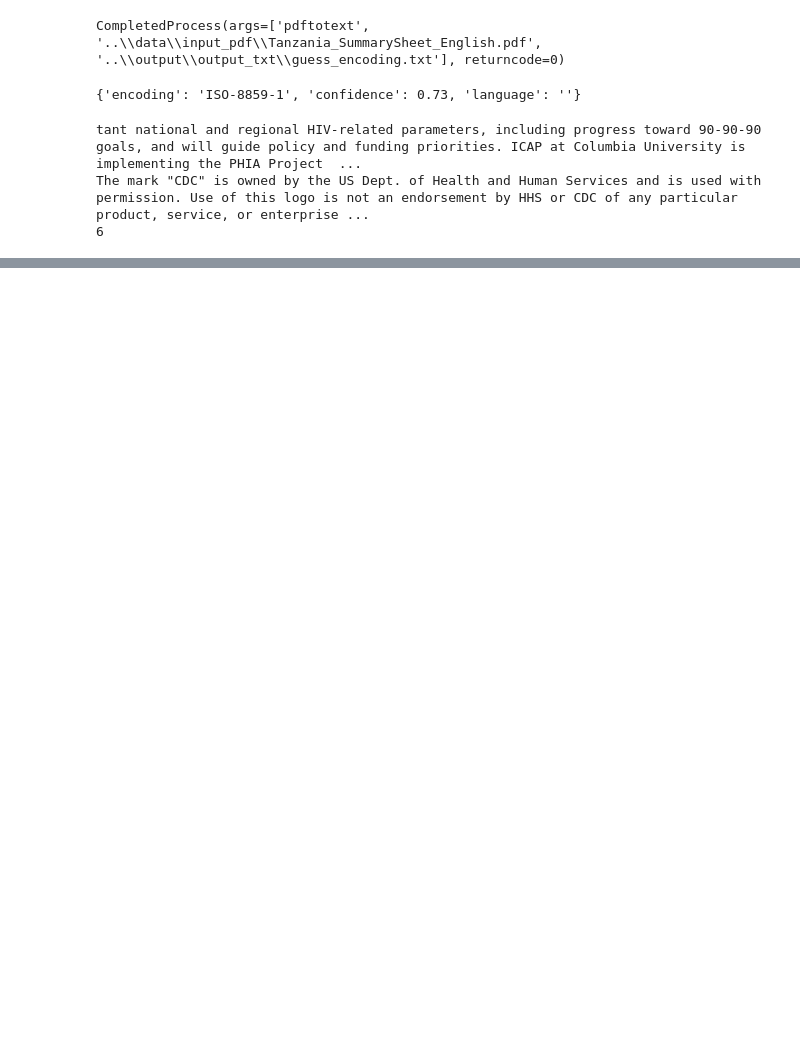
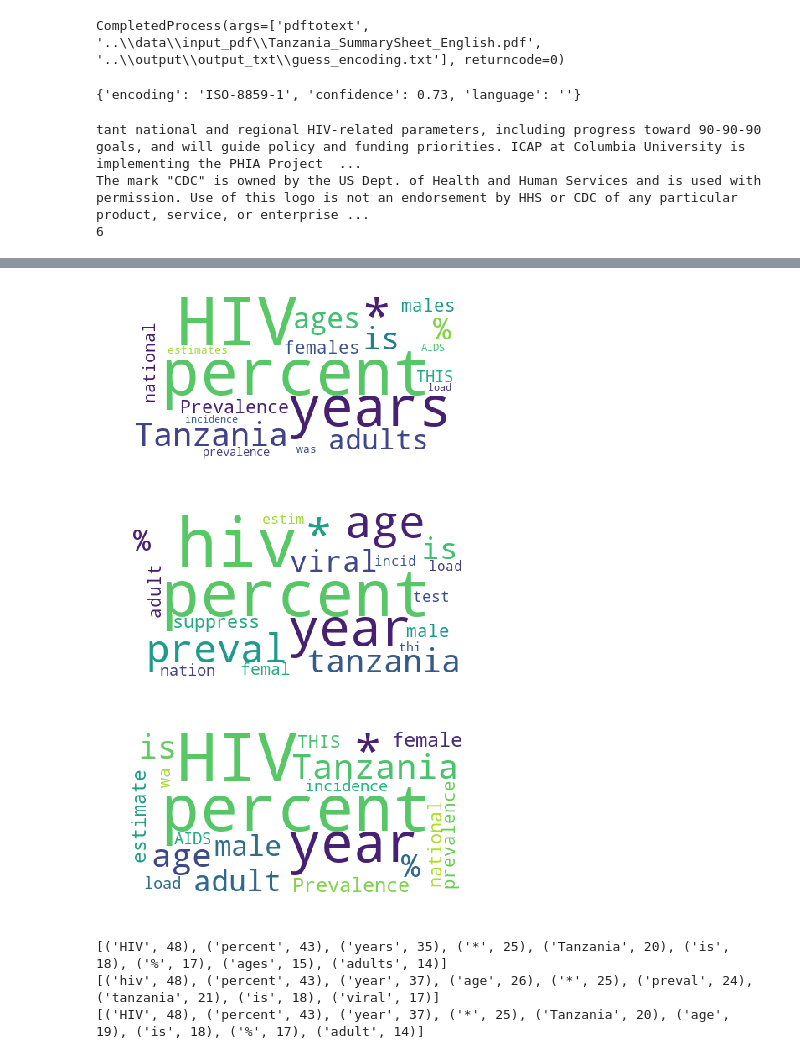
Before and after one commit to rouxrei/disummit2018, a Jupyter notebook: jupyter notebook/DISummit 2018.ipynb, the cells around one changed output, grey strips where cells are left out. Saved outputs shown, nothing was run; the diff lists cells and outputs as text; code cells hidden in the pictures; blank space fills up the shorter version.

```diff
--- a/jupyter notebook/DISummit 2018.ipynb
+++ b/jupyter notebook/DISummit 2018.ipynb
@@ -111,0 +156,13 @@ for filename in os.listdir(images):
+# %%
+import nltk
+
+# break text up into smaller bits -> tokens
+# sentences
+sentences = nltk.sent_tokenize(text)
+# words
+tokenized_sentences = [nltk.word_tokenize(sentence) for sentence in sentences]
+# POS tagged tokens
+tagged_sentences = [nltk.pos_tag(sentence) for sentence in tokenized_sentences]
+# chunks
+chunked_sentences = nltk.chunk.ne_chunk_sents(tagged_sentences, binary=True)
+chunked_sentences = list(chunked_sentences)
@@ -111,0 +171,6 @@ for filename in os.listdir(images):
+# %%
+# take a random sentence
+sentence = chunked_sentences[-42]
+print(sentence)
+# the drawing will show up in a pop-up window.
+sentence.draw()
@@ -111,0 +207,60 @@ for filename in os.listdir(images):
+# %%
+from collections import Counter
+import matplotlib.pyplot as plt
+from wordcloud import WordCloud, STOPWORDS
+# we want to filter out common (stop)words, like: 'the', 'and', ...
+stopwords = set(STOPWORDS)
+
+# original tokens
+orig_c = Counter([token for (token, tag) in i_tokens])
+wordcloud = WordCloud(
+                          background_color='white',
+                          stopwords=stopwords,
+                          max_words=20,
+                          max_font_size=80,
+                          random_state=42
+                         ).generate_from_frequencies(dict(c))
+plt.figure(1)
+plt.imshow(wordcloud)
+plt.axis('off')
+
+# stemmed tokens
+stemmed_c = Counter(stemmed_tokens)
+stemmed_wordcloud = WordCloud(
+                          background_color='white',
+                          stopwords=stopwords,
+                          max_words=20,
+                          max_font_size=80,
+                          random_state=42
+                         ).generate_from_frequencies(dict(stemmed_c))
+plt.figure(2)
+plt.imshow(stemmed_wordcloud)
+plt.axis('off')
+
+# lemmatized tokens
+lemm_c = Counter(lemmatized_tokens)
+lemmatized_wordcloud = WordCloud(
+                          background_color='white',
+                          stopwords=stopwords,
+                          max_words=20,
+                          max_font_size=80,
+                          random_state=42
+                         ).generate_from_frequencies(dict(lemm_c))
+plt.figure(3)
+plt.imshow(lemmatized_wordcloud)
+plt.axis('off')
+
+# and show them
+plt.show()
+
+# compare with the Counters:
+print(orig_c.most_common(9))
+print(stemmed_c.most_common(9))
+print(lemm_c.most_common(9))
+# %% [output]
+[figure, added]
+[figure, added]
+[figure, added]
+[('HIV', 48), ('percent', 43), ('years', 35), ('*', 25), ('Tanzania', 20), ('is', 18), ('%', 17), ('ages', 15), ('adults', 14)]
+[('hiv', 48), ('percent', 43), ('year', 37), ('age', 26), ('*', 25), ('preval', 24), ('tanzania', 21), ('is', 18), ('viral', 17)]
+[('HIV', 48), ('percent', 43), ('year', 37), ('*', 25), ('Tanzania', 20), ('age', 19), ('is', 18), ('%', 17), ('adult', 14)]
```
Also changed, not shown: parts of 21 cells of this notebook, 2 other files.
